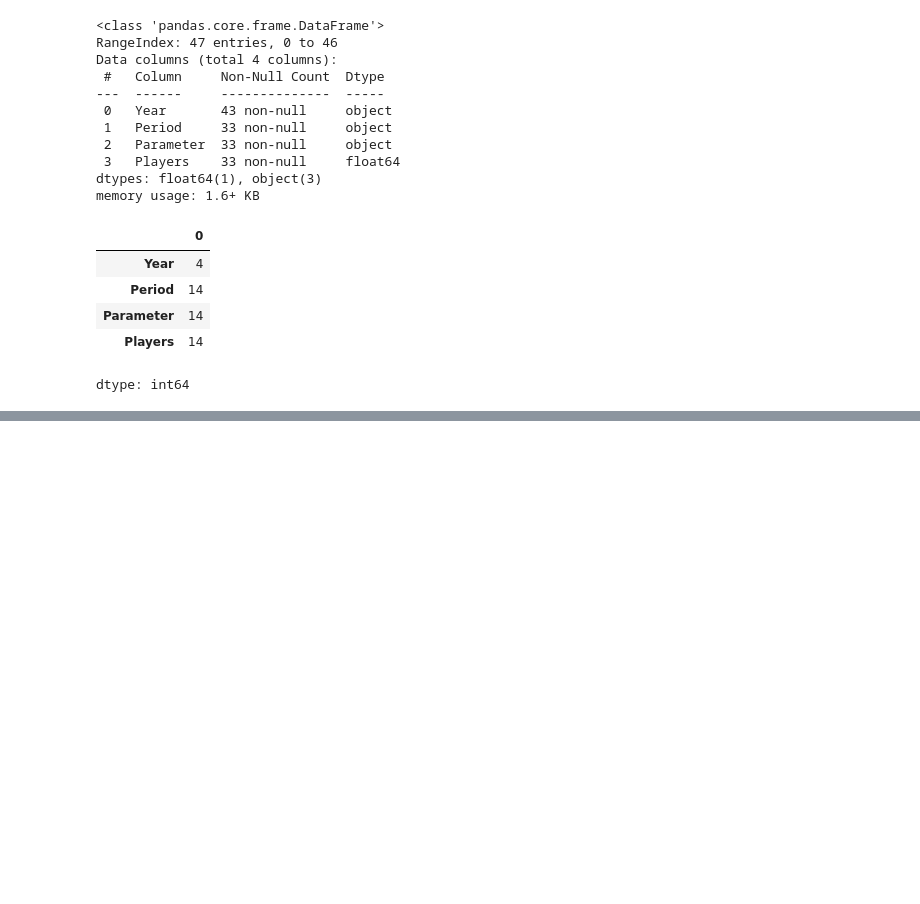
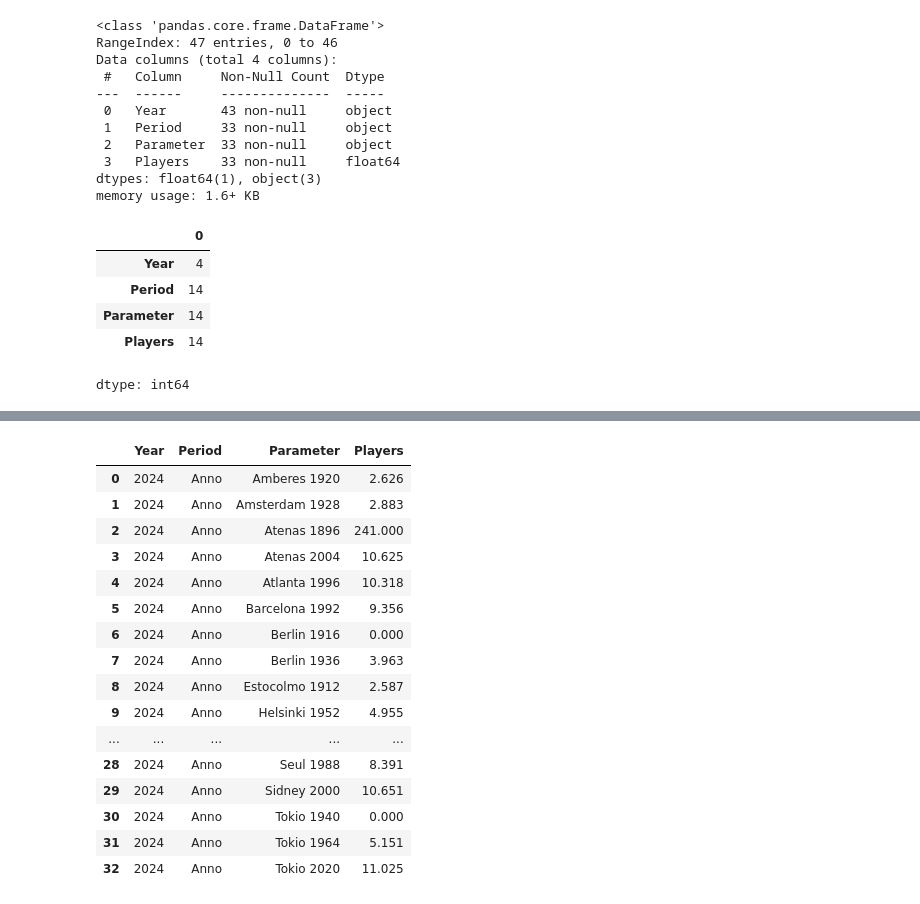
Before and after one commit to oerv13/Ibero, a Jupyter notebook: Trabajo_de_datos.ipynb, the cells around one changed output, grey strips where cells are left out. Drawn from its saved outputs; the diff is of its cells as text; code cells hidden in the pictures; blank space fills up the shorter version.

```diff
--- a/Trabajo_de_datos.ipynb
+++ b/Trabajo_de_datos.ipynb
@@ -124,0 +143,29 @@ df.sample(5)
+# %%
+# [5,6] son los índices de las filas a eliminar.
+# axis=0 denota que son filas lo que hay que eliminar
+# inplace=True realiza la operación sobre el mismo DataFrame
+
+# df.drop([33,49], axis=0, inplace=True)
+df.drop(df.index[33:49], inplace=True)
+# %%
+### Filtros
+
+df[0:49]
+# %% [output]
+|  | Year | Period | Parameter | Players |
+| 0 | 2024 | Anno | Amberes 1920 | 2.626 |
+| 1 | 2024 | Anno | Amsterdam 1928 | 2.883 |
+| 2 | 2024 | Anno | Atenas 1896 | 241.000 |
+| 3 | 2024 | Anno | Atenas 2004 | 10.625 |
+| 4 | 2024 | Anno | Atlanta 1996 | 10.318 |
+| 5 | 2024 | Anno | Barcelona 1992 | 9.356 |
+| 6 | 2024 | Anno | Berli­n 1916 | 0.000 |
+| 7 | 2024 | Anno | Berli­n 1936 | 3.963 |
+| 8 | 2024 | Anno | Estocolmo 1912 | 2.587 |
+| 9 | 2024 | Anno | Helsinki 1952 | 4.955 |
+| ... | ... | ... | ... | ... |
+| 28 | 2024 | Anno | Seul 1988 | 8.391 |
+| 29 | 2024 | Anno | Sidney 2000 | 10.651 |
+| 30 | 2024 | Anno | Tokio 1940 | 0.000 |
+| 31 | 2024 | Anno | Tokio 1964 | 5.151 |
+| 32 | 2024 | Anno | Tokio 2020 | 11.025 |
```
Also changed, not shown: parts of 4 cells of this notebook.
